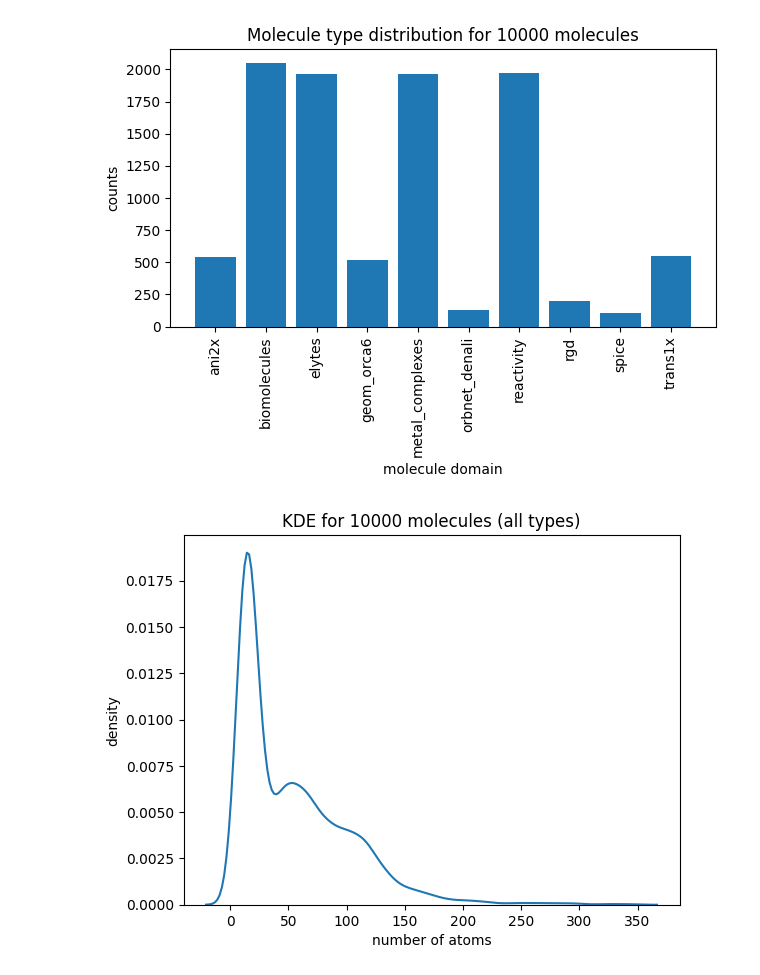
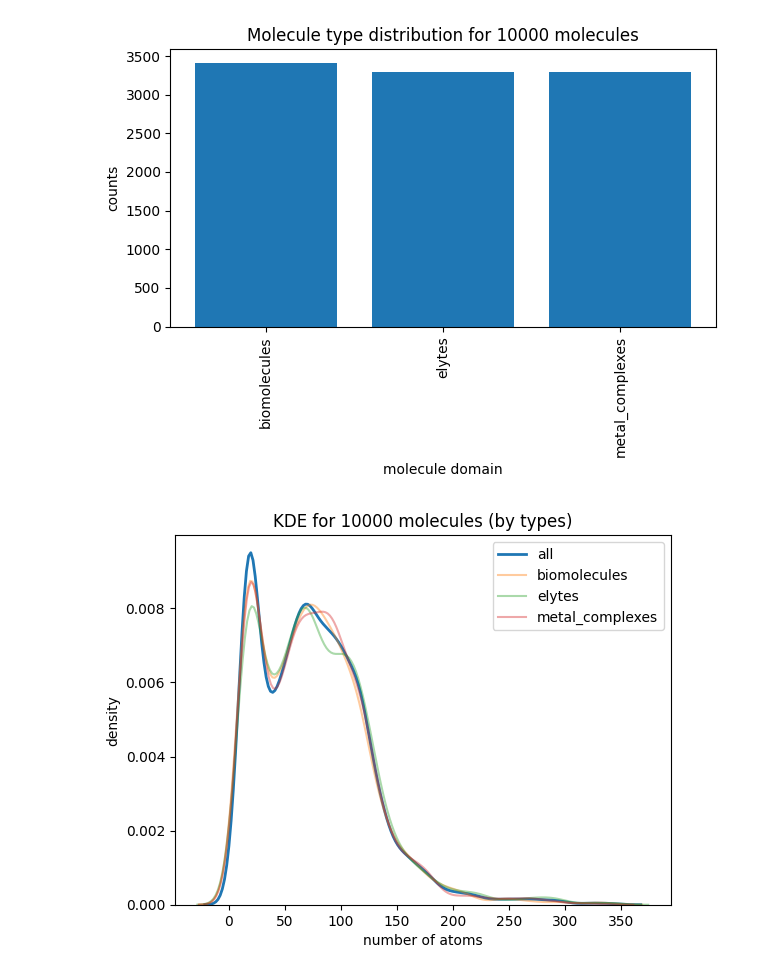
Before and after one commit to yasheshak/Chem-277B-Final-Project, a Jupyter notebook: EDA/EDA_distributions.ipynb, the cells around one changed output. Cells and saved outputs as stored; diff of their text form; code cells hidden in the pictures.

Commit message:
remove community datasets

```diff
--- a/EDA/EDA_distributions.ipynb
+++ b/EDA/EDA_distributions.ipynb
@@ -18,8 +62,12 @@ from read_multi_ase import *
 # %%
 files_list = find_files('../../data')
-print(len(files_list))
+# print(len(files_list))
 
 max_molcules = 10000
 
-full_dataset = process_file(files_list, molecule_type=None, max_molecules=max_molcules)
-subset = full_dataset[:500] # first 500 entries
+# full_dataset = process_file(files_list, molecule_type=None, max_molecules=max_molcules)
+# subset = full_dataset[:500] # first 500 entries
+
+domains = process_file(files_list, molecule_type = ['biomolecules', 'metal_complexes', 'elytes'], max_molecules=max_molcules)
+
+# print(type(full_dataset), type(domains))
@@ -49,3 +93,5 @@ labels, counts = get_mol_types(full_dataset)
+# %%
+labels, counts = get_mol_types(domains)
 # %%
 labels
 # %% [output]
@@ -77,4 +111,4 @@ def get_mol_sizes(dataset):
 
     return atom_counts
 # %%
-atom_counts = get_mol_sizes(subset)
+atom_counts = get_mol_sizes(domains)
@@ -99,22 +128,23 @@ def visualize_distributions(dataset):
     plt.xlabel('molecule domain')
     plt.xticks(rotation=90)
     plt.ylabel('counts')
+    # plt.text(labels, counts)
     plt.title(f'Molecule type distribution for {num_molecules} molecules')
     plt.tight_layout()
     plt.show()
 
     # plot size distribution for all molecule types
-    sns.kdeplot(x=atom_counts)
-    plt.xlabel('number of atoms')
-    plt.ylabel('density')
-    plt.title(f'KDE for {num_molecules} molecules (all types)')
-    plt.show()
+    sns.kdeplot(x=atom_counts, label='all', lw=2)
+    # plt.xlabel('number of atoms')
+    # plt.ylabel('density')
+    # plt.title(f'KDE for {num_molecules} molecules (all types)')
+    # plt.show()
 
     # plot size distribution for all molecule types
     for label in labels:
         # get index where true
         idx = (mol_types == label)
-        sns.kdeplot(x=atom_counts[idx], label=label, alpha=0.6)
+        sns.kdeplot(x=atom_counts[idx], label=label, alpha=0.4)
 
     plt.xlabel('number of atoms')
     plt.ylabel('density')
@@ -122,7 +152,7 @@ def visualize_distributions(dataset):
     plt.legend()
     plt.show()
 # %%
-visualize_distributions(full_dataset)
+visualize_distributions(domains)
 # %% [output]
-[figure, old version]
+[figure, new version]
-[figure, old version]
+[figure, new version]
```
Also changed, not shown: parts of 11 cells of this notebook, 1 other file.
